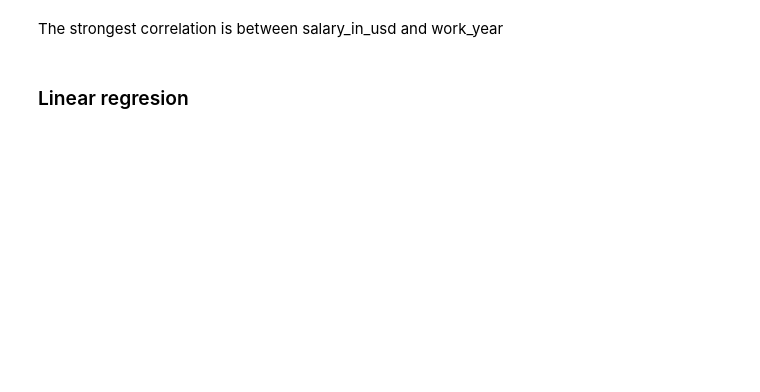
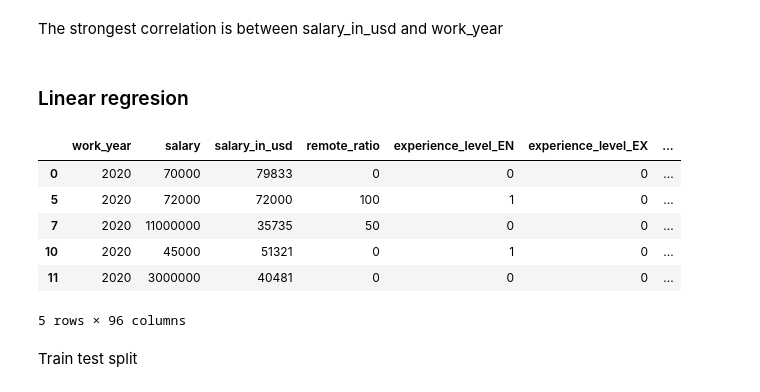
Before and after one commit to mateuszreliga/DS_Job_Salaries, a Jupyter notebook: ds_salaries.ipynb, the cells around one changed output. Cells and saved outputs as stored; diff of their text form; code cells hidden in the pictures; blank space fills up the shorter version.

```diff
--- a/ds_salaries.ipynb
+++ b/ds_salaries.ipynb
@@ -322,3 +340,14 @@ sns.heatmap(cor, annot=True, mask=mask, vmin=-1., vmax=1.)
 The strongest correlation is between salary_in_usd and work_year
 # %% [markdown]
 ### Linear regresion
+# %%
+df_selected_jobs_dummies = pd.get_dummies(df_selected_jobs)
+df_selected_jobs_dummies.head()
+# %% [output]
+|  | work_year | salary | salary_in_usd | remote_ratio | experience_level_EN | experience_level_EX | ... |
+| 0 | 2020 | 70000 | 79833 | 0 | 0 | 0 | ... |
+| 5 | 2020 | 72000 | 72000 | 100 | 1 | 0 | ... |
+| 7 | 2020 | 11000000 | 35735 | 50 | 0 | 0 | ... |
+| 10 | 2020 | 45000 | 51321 | 0 | 1 | 0 | ... |
+| 11 | 2020 | 3000000 | 40481 | 0 | 0 | 0 | ... |
+5 rows × 96 columns
@@ -324,0 +359,2 @@ The strongest correlation is between salary_in_usd and work_year
+# %% [markdown]
+Train test split
```
Also changed, not shown: parts of 15 cells of this notebook.
